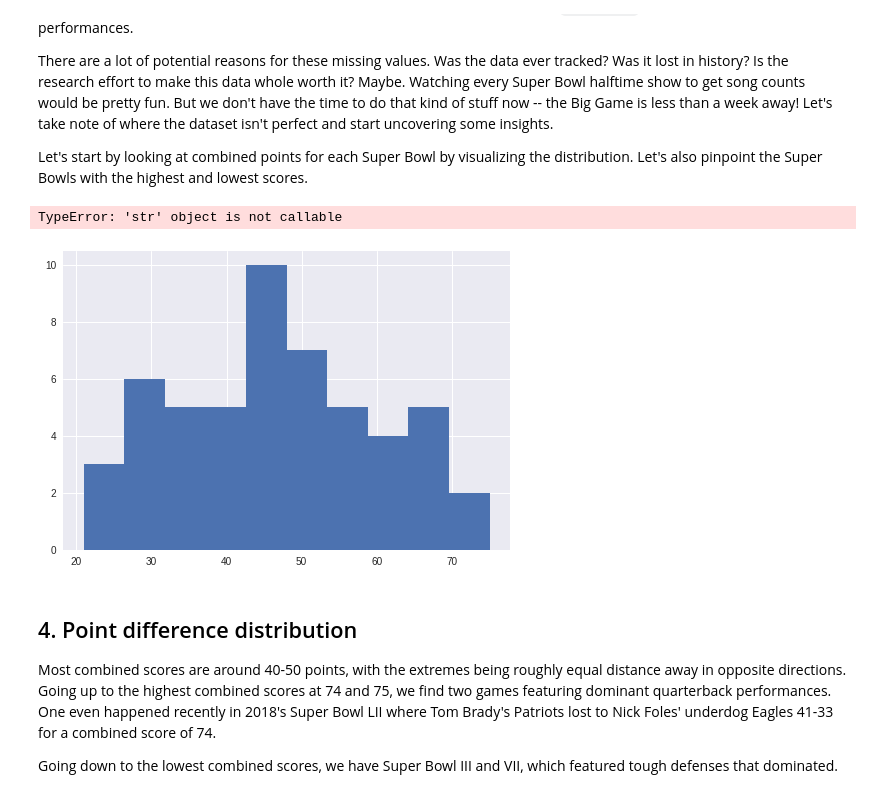
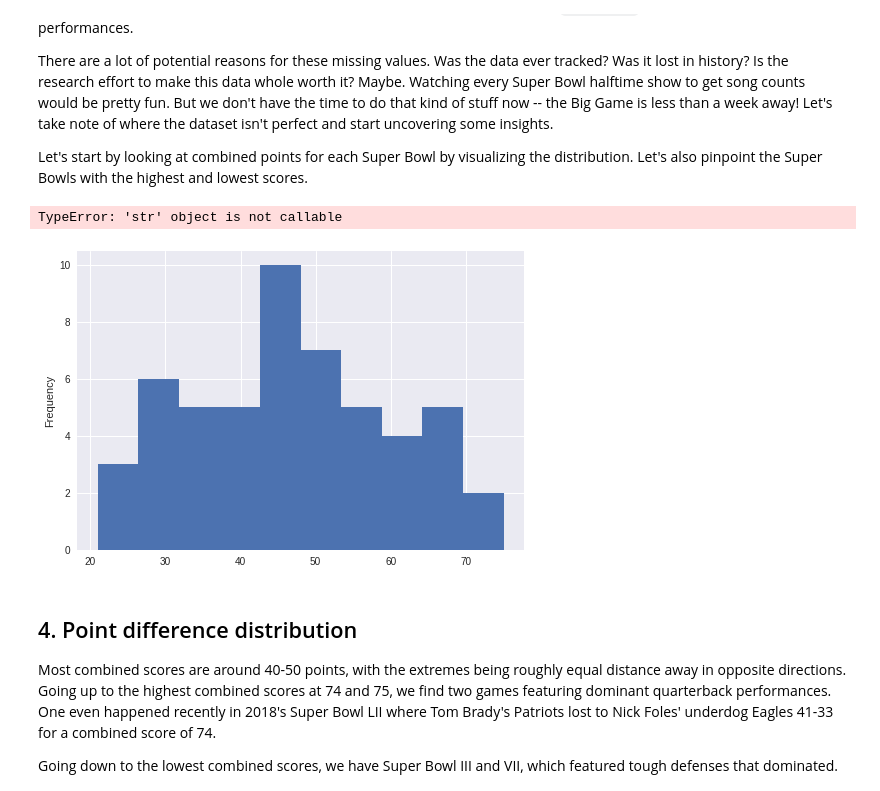
Before and after one commit to Max-FM/DataCamp_Projects, a Jupyter notebook: TV, Halftime Shows, and the Big Game/notebook.ipynb, the cells around one changed output. Cells and saved outputs as stored; diff of their text form; code cells hidden in the pictures.

```diff
--- a/TV, Halftime Shows, and the Big Game/notebook.ipynb
+++ b/TV, Halftime Shows, and the Big Game/notebook.ipynb
@@ -86,19 +125,19 @@ memory usage: 3.2+ KB
 # %%
 # Import matplotlib and set plotting style
 import matplotlib.pyplot as plt
 %matplotlib inline
 
 plt.style.use('seaborn')
 
 # Plot a histogram of combined points
-plt.hist(super_bowls.combined_pts)
+super_bowls.combined_pts.plot(kind='hist')
 plt.xlabel('Combined Points')
 plt.ylabel('Number of Super Bowls')
 plt.show()
 
 # Display the Super Bowls with the highest and lowest combined scores
 display(super_bowls[super_bowls['combined_pts'] > 70])
 display(super_bowls[super_bowls['combined_pts'] < 25])
 # %% [output]
 TypeError: 'str' object is not callable
-[figure, old version]
+[figure, new version]
```
Also changed, not shown: parts of 12 cells of this notebook.
